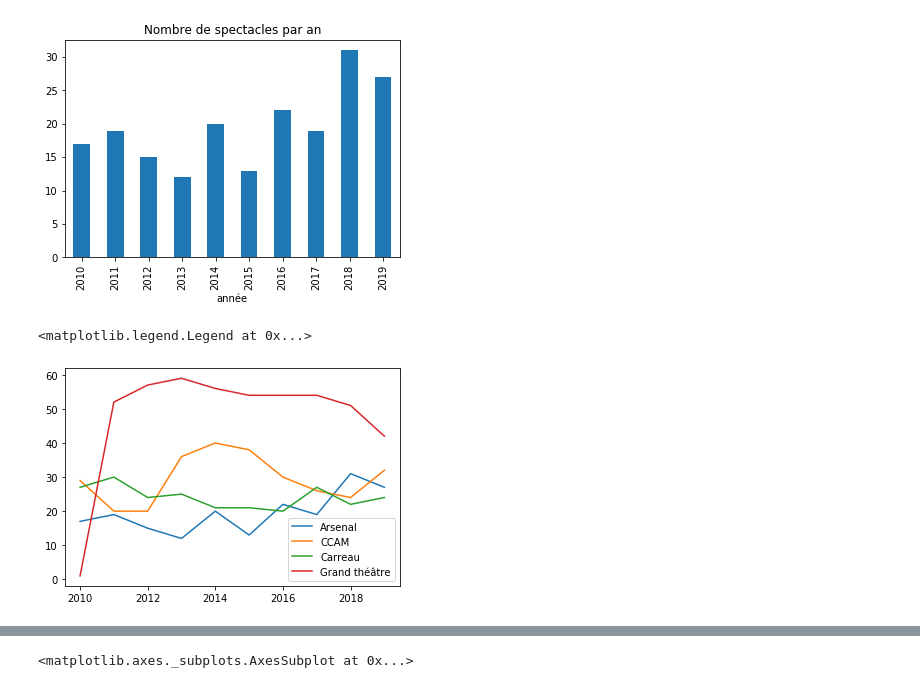
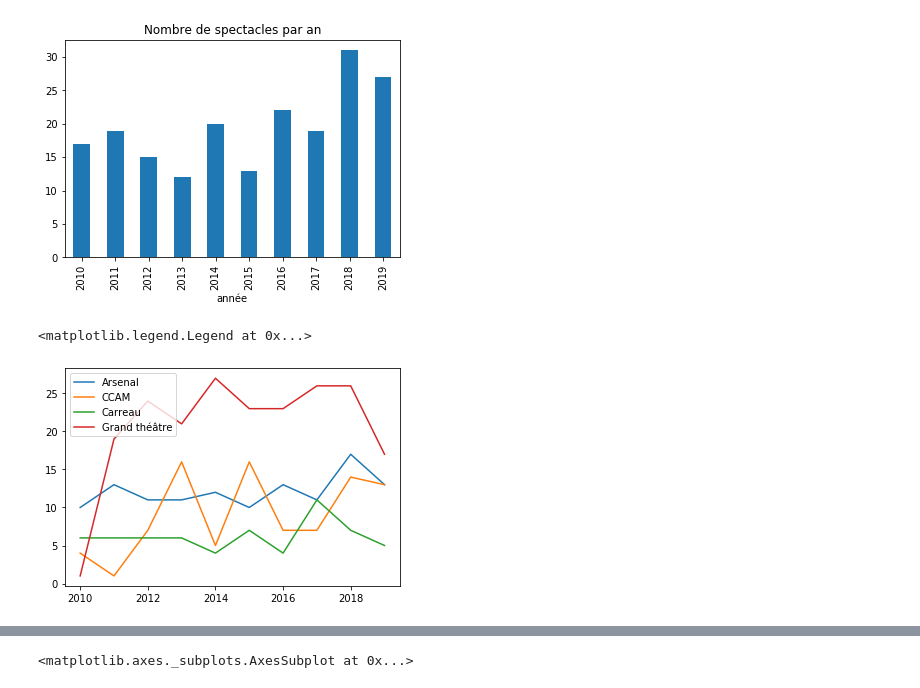
Before and after one commit to eliselavy/scrapper-notebook, a Jupyter notebook: notebooks/archives_spectacle/question_archives.ipynb, the cells around one changed output, grey strips where cells are left out. Saved outputs shown, nothing was run; the diff lists cells and outputs as text; code cells hidden in the pictures.

```diff
--- a/notebooks/archives_spectacle/question_archives.ipynb
+++ b/notebooks/archives_spectacle/question_archives.ipynb
@@ -766,35 +941,35 @@ Name: performanceId, dtype: int64
 # 1914 CARREAU
 
 #Voir l'évolution des spectacles par an
 import pandas as pd
 import matplotlib.pyplot as plt
-csv_file_path_arsenal = "all_10_years_organism_439.csv"
+csv_file_path_arsenal = os.getcwd() + "/data/all_10_years_organism_439_danse.csv"
 df_arsenal = pd.read_csv(csv_file_path_arsenal)
 df_arsenal = df_arsenal[df_arsenal['performanceId'] != 0]
 df_arsenal=df_arsenal.groupby("year")["performanceId"].count()
 
 
-csv_file_path_ccam = "all_10_years_organism_699.csv"
+csv_file_path_ccam = os.getcwd() + "/data/all_10_years_organism_699_danse.csv"
 df_ccam = pd.read_csv(csv_file_path_ccam)
 df_ccam = df_ccam[df_ccam['performanceId'] != 0]
 df_ccam=df_ccam.groupby("year")["performanceId"].count()
 
-csv_file_path_carreau = "all_10_years_organism_1914.csv"
+csv_file_path_carreau = os.getcwd() + "/data/all_10_years_organism_1914_danse.csv"
 df_carreau = pd.read_csv(csv_file_path_carreau)
 df_carreau = df_carreau[df_carreau['performanceId'] != 0]
 df_carreau=df_carreau.groupby("year")["performanceId"].count()
 
-csv_file_path_grandtheatre = "all_10_years_organism_383.csv"
+csv_file_path_grandtheatre = os.getcwd() + "/data/all_10_years_organism_383_danse.csv"
 df_grandtheatre = pd.read_csv(csv_file_path_grandtheatre)
 df_grandtheatre = df_grandtheatre[df_grandtheatre['performanceId'] != 0]
 df_grandtheatre=df_grandtheatre.groupby("year")["performanceId"].count()
 
 plt.plot(df_arsenal)
 plt.plot(df_ccam)
 plt.plot(df_carreau)
 plt.plot(df_grandtheatre)
 
 plt.legend(["Arsenal", "CCAM","Carreau","Grand théâtre"])
 # %% [output]
 <matplotlib.legend.Legend at 0x...>
-[figure, old version]
+[figure, new version]
```
Also changed, not shown: parts of 27 cells of this notebook, 2 other files.
